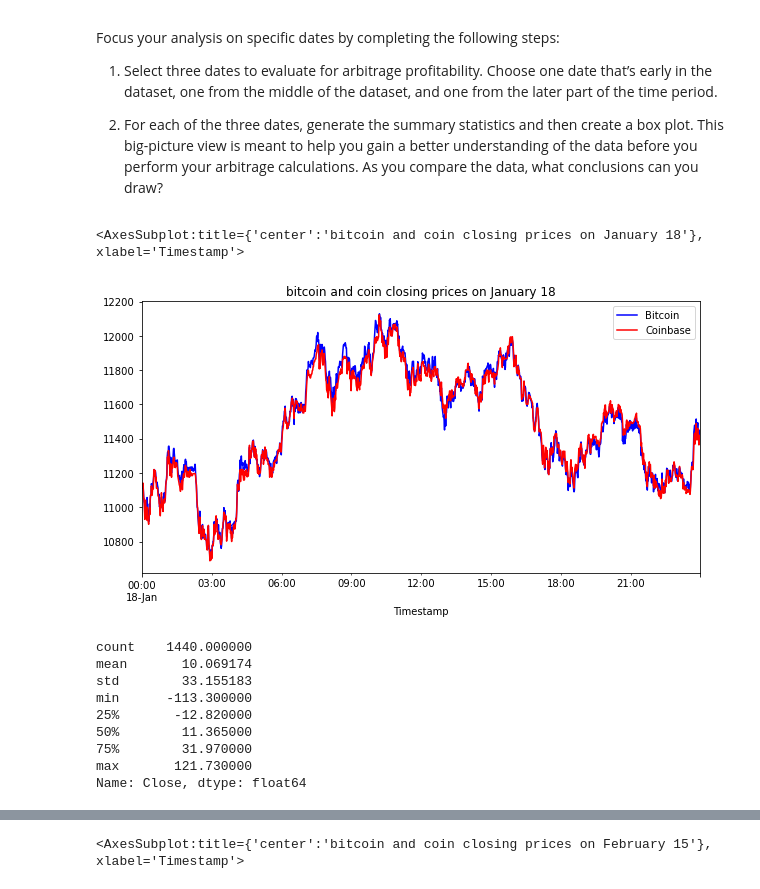
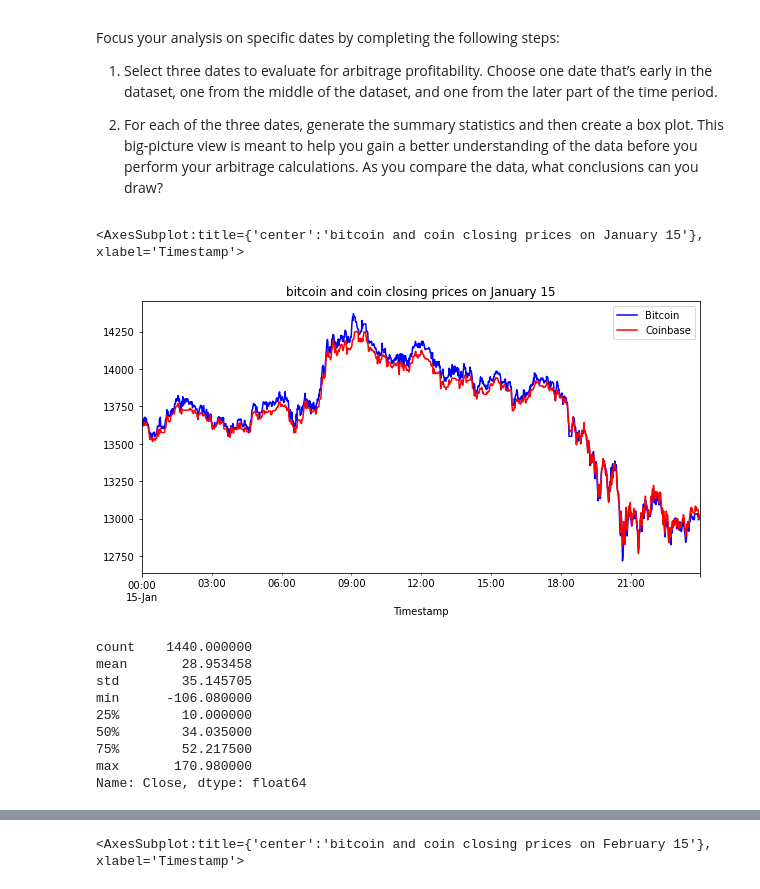
Before and after one commit to flyfishjay/challenge_week_3, a Jupyter notebook: crypto_arbitrage.ipynb, the cells around one changed output, grey strips where cells are left out. Drawn from its saved outputs; the diff is of its cells as text; code cells hidden in the pictures.

```diff
--- a/crypto_arbitrage.ipynb
+++ b/crypto_arbitrage.ipynb
@@ -335,29 +335,29 @@ Focus your analysis on specific dates by completing the following steps:
 # %%
 # Create an overlay plot that visualizes the two dataframes over a period of one day early in the dataset.
 # Be sure that the plots include the parameters `legend`, `figsize`, `title`, `color` and `label`
 # YOUR CODE HERE
 
-bitstamp_sliced.loc['2018-01-18'].plot(legend =True, title ='bitcoin and coin closing prices on January 18', figsize=(12,6), color = 'blue', label="Bitcoin")
-coinbase_sliced.loc['2018-01-18'].plot(legend = True, figsize =(10,5), color = "red", label = 'Coinbase')
+bitstamp_sliced.loc['2018-01-15'].plot(legend =True, title ='bitcoin and coin closing prices on January 15', figsize=(12,6), color = 'blue', label="Bitcoin")
+coinbase_sliced.loc['2018-01-15'].plot(legend = True, figsize =(10,5), color = "red", label = 'Coinbase')
 # %% [output]
-<AxesSubplot:title={'center':'bitcoin and coin closing prices on January 18'}, xlabel='Timestamp'>
+<AxesSubplot:title={'center':'bitcoin and coin closing prices on January 15'}, xlabel='Timestamp'>
-[figure, old version]
+[figure, new version]
 # %%
 # Using the early date that you have selected, calculate the arbitrage spread
 # by subtracting the bitstamp lower closing prices from the coinbase higher closing prices
-arbitrage_spread_early = bitstamp_sliced.loc['2018-01-18'] - coinbase_sliced.loc['2018-01-18']
+arbitrage_spread_early = bitstamp_sliced.loc['2018-01-15'] - coinbase_sliced.loc['2018-01-15']
 
 # Generate summary statistics for the early DataFrame
 arbitrage_spread_early.describe()
 # %% [output]
 count    1440.000000
-mean       10.069174
-std        33.155183
-min      -113.300000
-25%       -12.820000
-50%        11.365000
-75%        31.970000
-max       121.730000
+mean       28.953458
+std        35.145705
+min      -106.080000
+25%        10.000000
+50%        34.035000
+75%        52.217500
+max       170.980000
 Name: Close, dtype: float64
 # %%
 # Visualize the arbitrage spread from early in the dataset in a box plot
```
Also changed, not shown: parts of 9 cells of this notebook.
